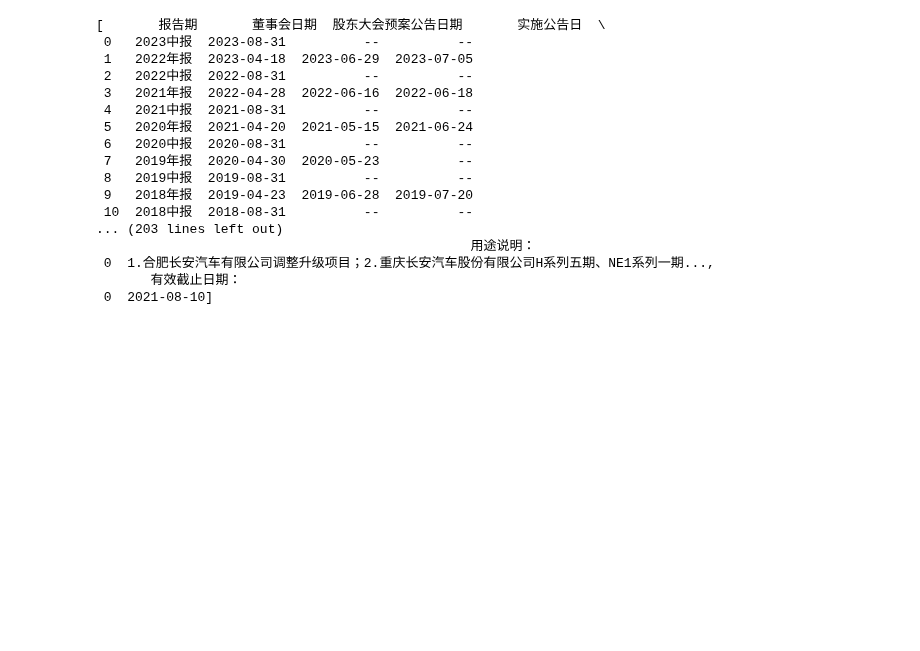
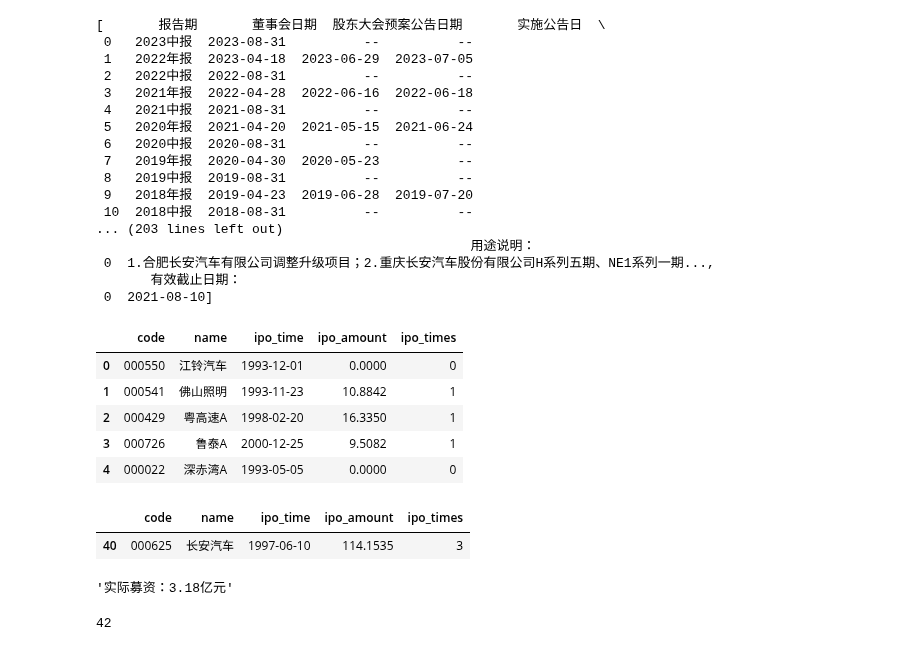
Before and after one commit to ysy2025/Quant, a Jupyter notebook: QuantPractice/jupyterTest/ods_stock_fenhong_his_full_tbl.ipynb, the cells around one changed output. Drawn from its saved outputs; the diff is of its cells as text; code cells hidden in the pictures; blank space fills up the shorter version.

```diff
--- a/QuantPractice/jupyterTest/ods_stock_fenhong_his_full_tbl.ipynb
+++ b/QuantPractice/jupyterTest/ods_stock_fenhong_his_full_tbl.ipynb
@@ -283,3 +283,22 @@ changan
  0  1.合肥长安汽车有限公司调整升级项目；2.重庆长安汽车股份有限公司H系列五期、NE1系列一期...,
        有效截止日期：
  0  2021-08-10]
+# %%
+import akshare as ak
+df = ak.stock_history_dividend()
+df.columns = ["code", "name", "ipo_time", "sum_dividend", "avg_dividend", "dividend_times", "ipo_amount", "ipo_times"]
+
+df = df[["code", "name", "ipo_time","ipo_amount", "ipo_times"]]
+df.head()
+# %% [output]
+|  | code | name | ipo_time | ipo_amount | ipo_times |
+| 0 | 000550 | 江铃汽车 | 1993-12-01 | 0.0000 | 0 |
+| 1 | 000541 | 佛山照明 | 1993-11-23 | 10.8842 | 1 |
+| 2 | 000429 | 粤高速A | 1998-02-20 | 16.3350 | 1 |
+| 3 | 000726 | 鲁泰A | 2000-12-25 | 9.5082 | 1 |
+| 4 | 000022 | 深赤湾A | 1993-05-05 | 0.0000 | 0 |
+# %%
+df[df['code']=='000625']
+# %% [output]
+|  | code | name | ipo_time | ipo_amount | ipo_times |
+| 40 | 000625 | 长安汽车 | 1997-06-10 | 114.1535 | 3 |
@@ -285,0 +310,8 @@ changan
+# %%
+jiangling[-3][2][2]
+# %% [output]
+'实际募资：3.18亿元'
+# %%
+len(jiangling)
+# %% [output]
+42
```
Also changed, not shown: parts of 25 cells of this notebook, 1 other file.
